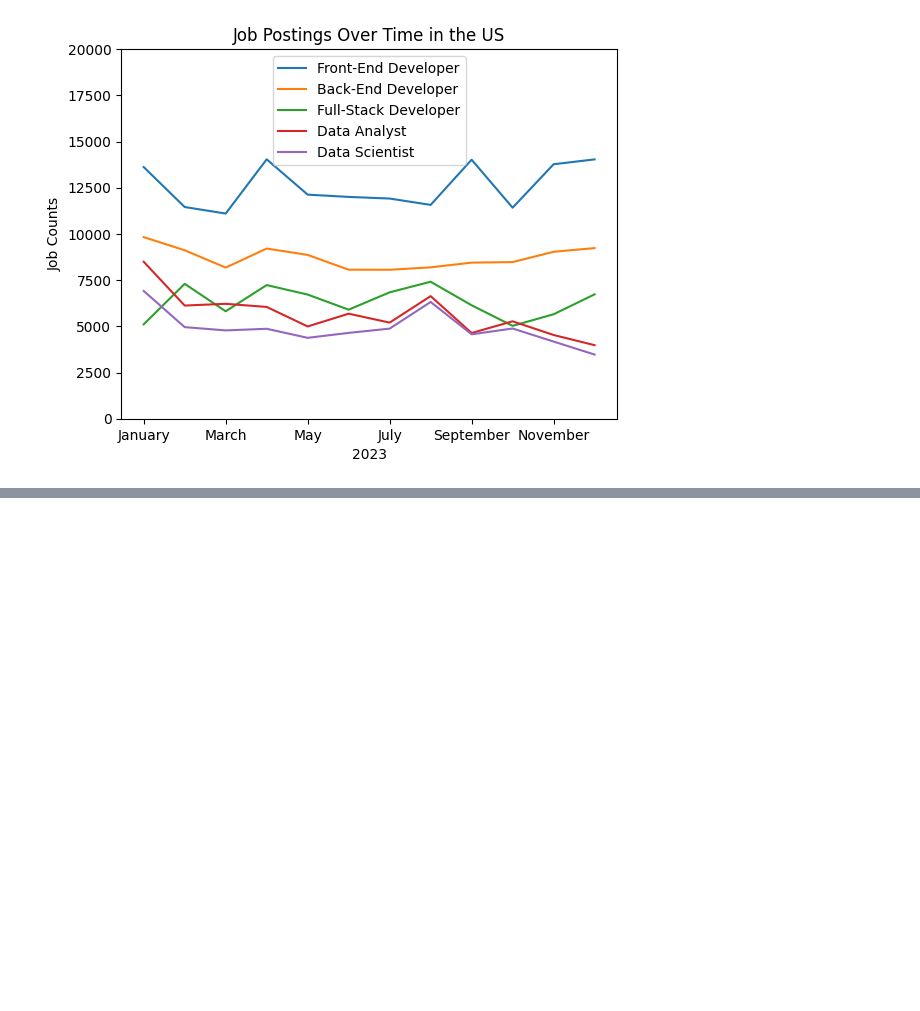
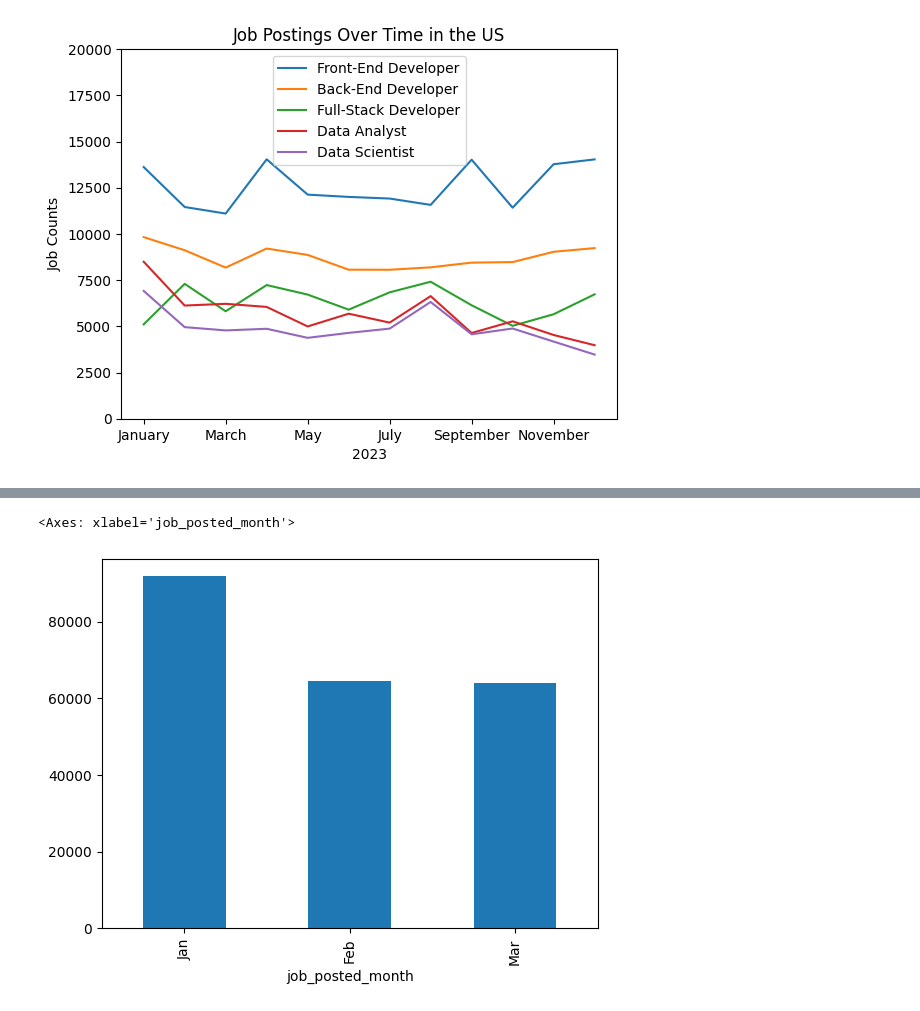
Before and after one commit to OkanNaci/Data-Science, a Jupyter notebook: Python_for_data_analytics.ipynb, the cells around one changed output, grey strips where cells are left out. Drawn from its saved outputs; the diff is of its cells as text; code cells hidden in the pictures; blank space fills up the shorter version.

Commit message:
Concatinating months

```diff
--- a/Python_for_data_analytics.ipynb
+++ b/Python_for_data_analytics.ipynb
@@ -1183,3 +1183,10 @@ plt.legend()
 plt.show()
 # %% [output]
 [figure]
+# %%
+ #Concatenate
+df['job_posted_month']=df['job_posted_date'].dt.strftime('%b')
+months=df['job_posted_month'].unique()
+months
+dict_months={month:df[df['job_posted_month']==month] for month in months}
+dict_months['Jan']
@@ -1185,0 +1207,6 @@ plt.show()
+# %%
+df_q1=pd.concat([dict_months['Jan'], dict_months['Feb'],dict_months['Mar']], ignore_index=True)
+df_q1['job_posted_month'].value_counts().plot(kind='bar')
+# %% [output]
+<Axes: xlabel='job_posted_month'>
+[figure, added]
```
Also changed, not shown: parts of 1 cell of this notebook.
